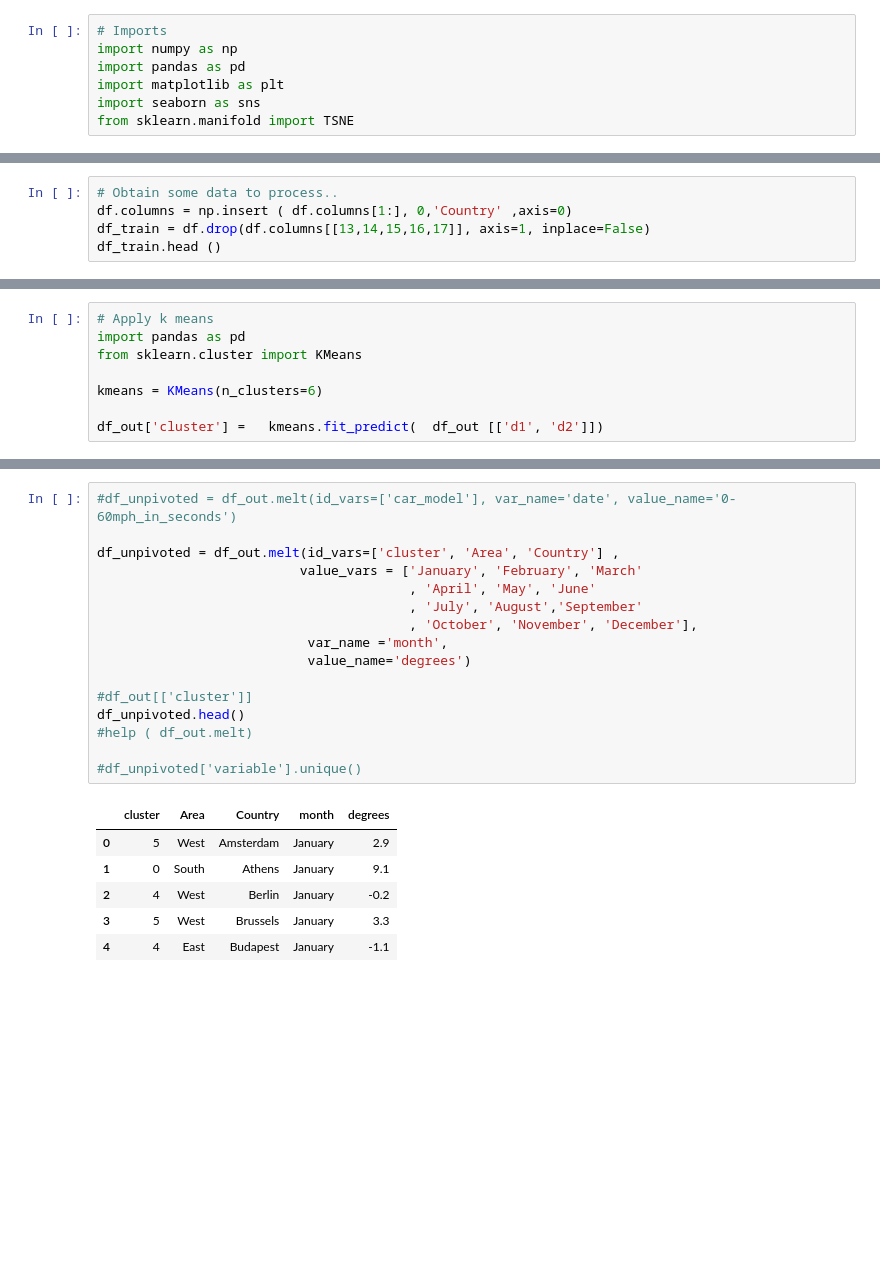
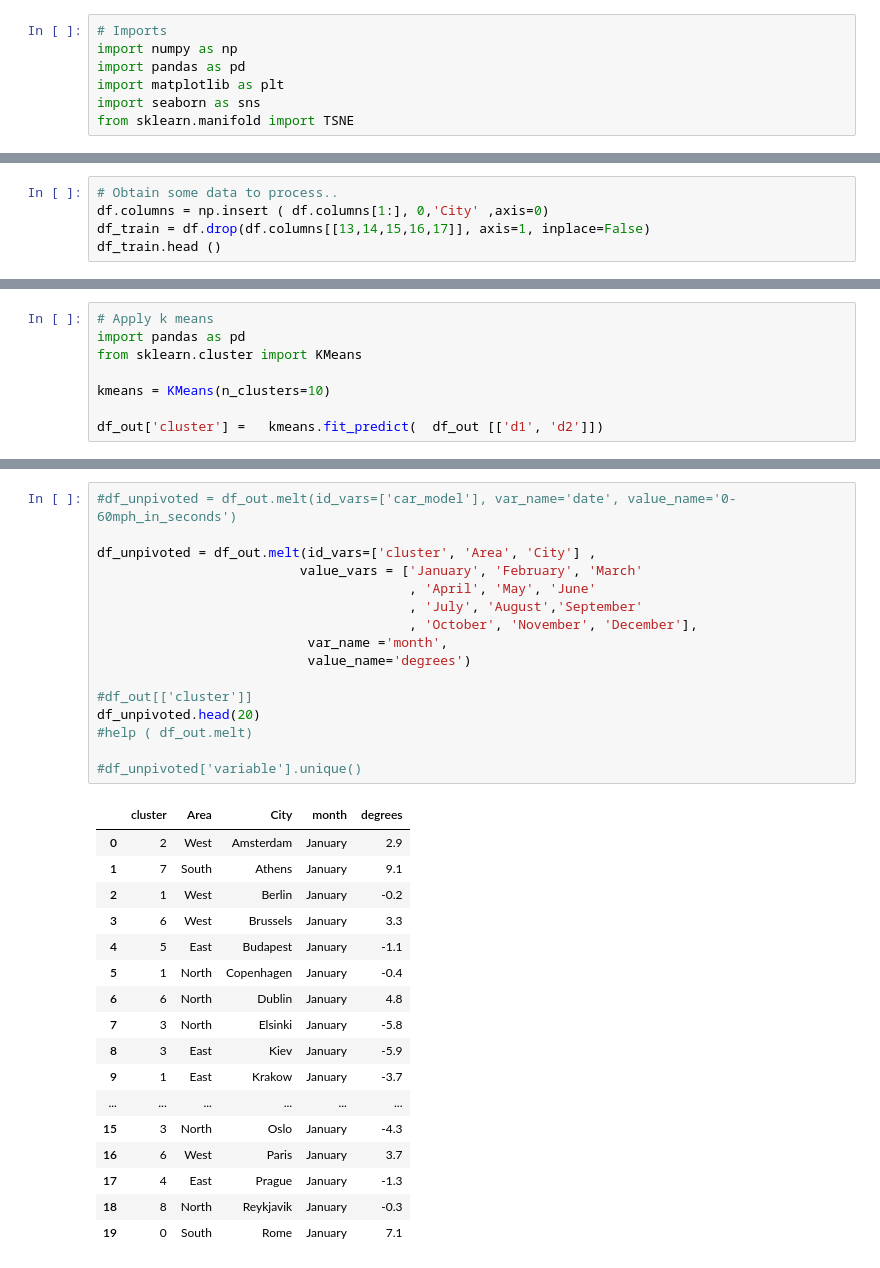
Before and after one commit to steed360/DimensionalityReduction, a Jupyter notebook: Notebooks/Cluster City Temperatures Using T-SNE .ipynb, the cells around one changed output, grey strips where cells are left out. Drawn from its saved outputs; the diff is of its cells as text; blank space fills up the shorter version.

```diff
--- a/Notebooks/Cluster City Temperatures Using T-SNE .ipynb
+++ b/Notebooks/Cluster City Temperatures Using T-SNE .ipynb
@@ -35,7 +34,7 @@ df.head ()
 | 4 | Budapest | -1.1 | 0.8 | 5.5 | 11.6 | 17.0 | 20.2 | 22.0 | 21.3 | 16.9 | ... |
 # %%
 # Obtain some data to process..
-df.columns = np.insert ( df.columns[1:], 0,'Country' ,axis=0)
+df.columns = np.insert ( df.columns[1:], 0,'City' ,axis=0)
 df_train = df.drop(df.columns[[13,14,15,16,17]], axis=1, inplace=False)
 df_train.head ()
 # %% [output]
@@ -87,7 +85,7 @@ sns.scatterplot ( x = 'd1', y='d2', data = df_out, hue='Annual')
 import pandas as pd
 from sklearn.cluster import KMeans
 
-kmeans = KMeans(n_clusters=6)
+kmeans = KMeans(n_clusters=10)
 
 df_out['cluster'] =   kmeans.fit_predict(  df_out [['d1', 'd2']])
 # %%
@@ -113,26 +115,37 @@ df_out.groupby(['cluster', 'Area'])['cluster'].count().unstack().fillna(0)
 # %%
 #df_unpivoted = df_out.melt(id_vars=['car_model'], var_name='date', value_name='0-60mph_in_seconds')
 
-df_unpivoted = df_out.melt(id_vars=['cluster', 'Area', 'Country'] ,
+df_unpivoted = df_out.melt(id_vars=['cluster', 'Area', 'City'] ,
                           value_vars = ['January', 'February', 'March'
                                         , 'April', 'May', 'June'
                                         , 'July', 'August','September'
                                         , 'October', 'November', 'December'],
                            var_name ='month',
                            value_name='degrees')
 
 #df_out[['cluster']]
-df_unpivoted.head()
+df_unpivoted.head(20)
 #help ( df_out.melt)
 
 #df_unpivoted['variable'].unique()
 # %% [output]
-|  | cluster | Area | Country | month | degrees |
-| 0 | 5 | West | Amsterdam | January | 2.9 |
-| 1 | 0 | South | Athens | January | 9.1 |
-| 2 | 4 | West | Berlin | January | -0.2 |
-| 3 | 5 | West | Brussels | January | 3.3 |
-| 4 | 4 | East | Budapest | January | -1.1 |
+|  | cluster | Area | City | month | degrees |
+| 0 | 2 | West | Amsterdam | January | 2.9 |
+| 1 | 7 | South | Athens | January | 9.1 |
+| 2 | 1 | West | Berlin | January | -0.2 |
+| 3 | 6 | West | Brussels | January | 3.3 |
+| 4 | 5 | East | Budapest | January | -1.1 |
+| 5 | 1 | North | Copenhagen | January | -0.4 |
+| 6 | 6 | North | Dublin | January | 4.8 |
+| 7 | 3 | North | Elsinki | January | -5.8 |
+| 8 | 3 | East | Kiev | January | -5.9 |
+| 9 | 1 | East | Krakow | January | -3.7 |
+| ... | ... | ... | ... | ... | ... |
+| 15 | 3 | North | Oslo | January | -4.3 |
+| 16 | 6 | West | Paris | January | 3.7 |
+| 17 | 4 | East | Prague | January | -1.3 |
+| 18 | 8 | North | Reykjavik | January | -0.3 |
+| 19 | 0 | South | Rome | January | 7.1 |
 # %%
 import matplotlib.pyplot as plt
 
```
Also changed, not shown: parts of 10 cells of this notebook, 2 other files.
